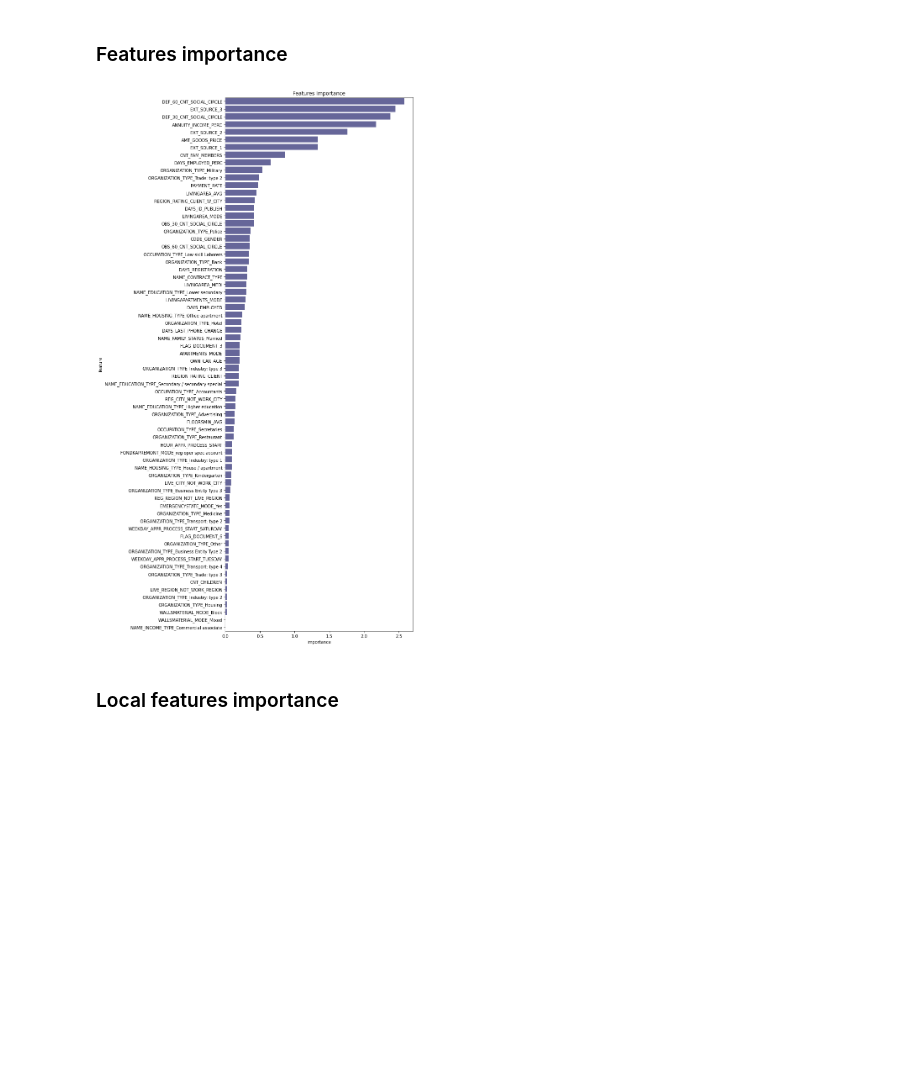
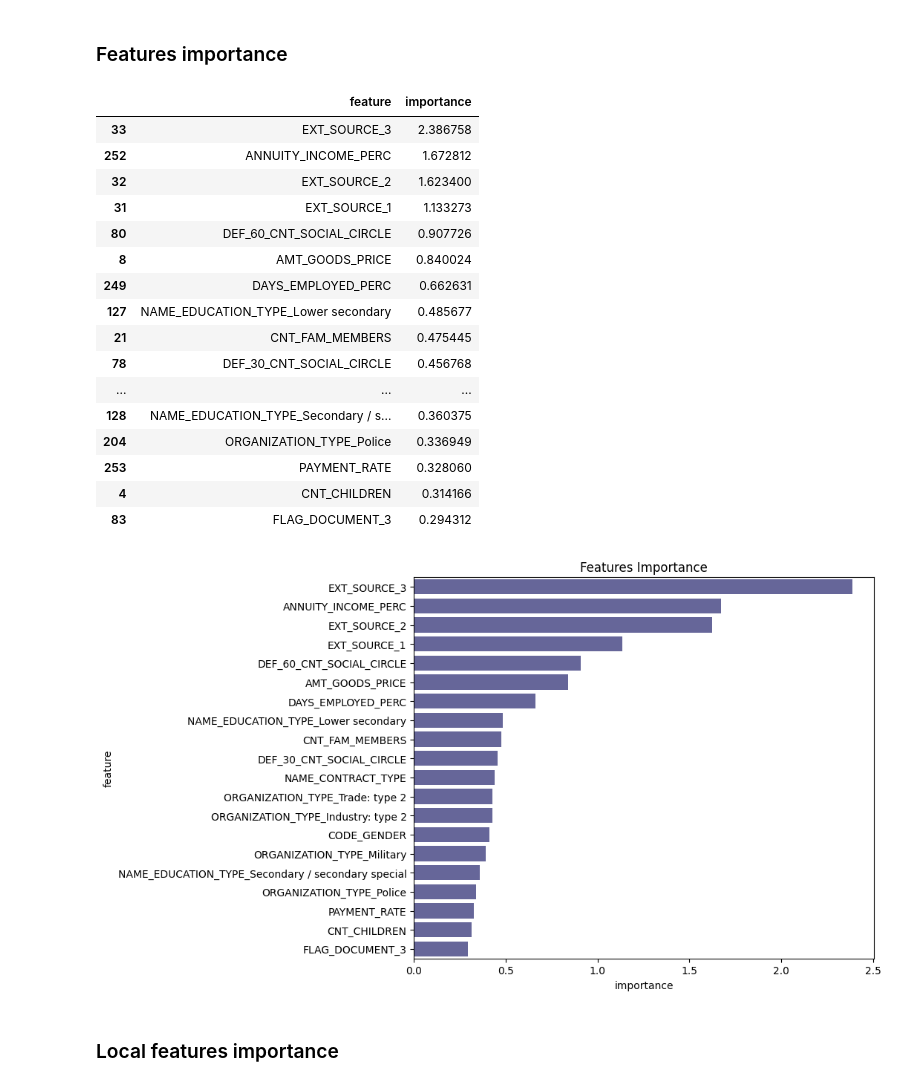
Before and after one commit to mariealeth/Credit_default_application, a Jupyter notebook: notebook/P7_essai4.ipynb, the cells around one changed output. Cells and saved outputs as stored; diff of their text form; code cells hidden in the pictures; blank space fills up the shorter version.

```diff
--- a/notebook/P7_essai4.ipynb
+++ b/notebook/P7_essai4.ipynb
@@ -86,8 +99,11 @@ def data_filtered(X, features_kept):
 # %% [markdown]
 ### Number of features
 # %%
-def num_features(X_train, y_train, model, num_folds):
+def num_features(df, model, num_folds):
 
+    X_train, X_test, y_train, y_test  = split(df)
+
+    imp = SimpleImputer(strategy='median')
     cv = StratifiedKFold(num_folds)
     scl = MinMaxScaler()
     estimator = model
@@ -96,11 +112,14 @@ def num_features(X_train, y_train, model, num_folds):
                     cv=cv,
                     scoring='roc_auc')
 
-    pipe = make_pipeline(scl, selector)
+    pipe = make_pipeline(imp, scl, selector)
     pipe.fit(X_train, y_train)
 
     result = selector.cv_results_
     print(f"Optimal number of features : {selector.n_features_}")
+
+    del X_train, X_test, y_train, y_test
+
     return selector.cv_results_
 # %%
 def plot_num_features(result_df):
@@ -115,16 +134,22 @@ def plot_num_features(result_df):
 # %% [markdown]
 ### Features selection
 # %%
-def features_selection(X_train, y_train, model, nb_features):
+def features_selection(df, model, nb_features):
 
+    X_train, X_test, y_train, y_test  = split(df)
+
+    imp = SimpleImputer(strategy='median')
     scl = MinMaxScaler()
     clf = RFE(estimator=model, n_features_to_select=nb_features, step=2, )
-    steps = [('scl', scl), ('clf', clf)]
+    steps = [('imp', imp), ('scl', scl), ('clf', clf)]
     pipe = Pipeline(steps)
     pipe.fit(X_train, y_train)
 
     features = pd.DataFrame(X_train.columns)
     features_kept = features.loc[pipe['clf'].support_]
+
+    del X_train, X_test, y_train, y_test
+
     return features_kept[0]
 # %% [markdown]
 ### Find best hyper parameters
@@ -554,7 +498,7 @@ plot_num_features(result_num_features)
 # %% [markdown]
 ### Features selection
 # %%
-features_kept_logistic_70 = features_selection(X_train, y_train,
+features_kept_logistic_70 = features_selection(df_10000,
                                                 LogisticRegression(max_iter=500, class_weight='balanced', C=0.04),
                                                 70)
 # %%
@@ -626,5 +576,5 @@ Best parameters : {'clf__C': 0.4}
 # %%
-pipe_lr_full= best_threshold(X_train_full, X_test_full, y_train_full, y_test_full,
-                        features_kept_logistic_70, 10,
-                        LogisticRegression(max_iter=500, class_weight='balanced', C=0.4), 0.5, 0.6)
+pipe_lr_50000= best_threshold(df_50000,
+                        features_kept_logistic_70,
+                        LogisticRegression(max_iter=500, class_weight='balanced', C=0.1), 0.5, 0.6)
 # %% [output]
@@ -653,8 +589,25 @@ Cost test:      55.24047998439075
 # %% [markdown]
 ### Features importance
 # %%
-features_importance_from_coef(features_kept_logistic_70, pipe_lr_full, 70)
+features_importance_from_coef(features_kept_logistic_70, pipe_lr_50000, 20)
 # %% [output]
+|  | feature | importance |
+| 33 | EXT_SOURCE_3 | 2.386758 |
+| 252 | ANNUITY_INCOME_PERC | 1.672812 |
+| 32 | EXT_SOURCE_2 | 1.623400 |
+| 31 | EXT_SOURCE_1 | 1.133273 |
+| 80 | DEF_60_CNT_SOCIAL_CIRCLE | 0.907726 |
+| 8 | AMT_GOODS_PRICE | 0.840024 |
+| 249 | DAYS_EMPLOYED_PERC | 0.662631 |
+| 127 | NAME_EDUCATION_TYPE_Lower secondary | 0.485677 |
+| 21 | CNT_FAM_MEMBERS | 0.475445 |
+| 78 | DEF_30_CNT_SOCIAL_CIRCLE | 0.456768 |
+| ... | ... | ... |
+| 128 | NAME_EDUCATION_TYPE_Secondary / s... | 0.360375 |
+| 204 | ORGANIZATION_TYPE_Police | 0.336949 |
+| 253 | PAYMENT_RATE | 0.328060 |
+| 4 | CNT_CHILDREN | 0.314166 |
+| 83 | FLAG_DOCUMENT_3 | 0.294312 |
-[figure, old version]
+[figure, new version]
 # %% [markdown]
 ### Local features importance
```
Also changed, not shown: parts of 108 cells of this notebook.
